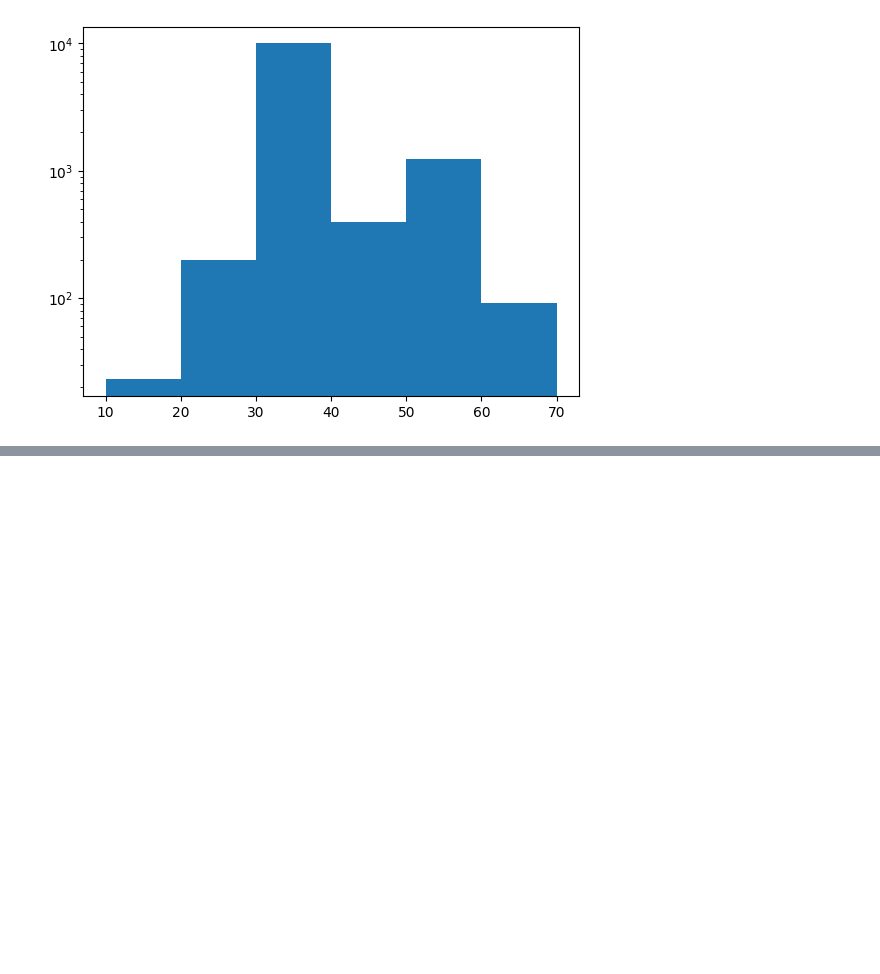
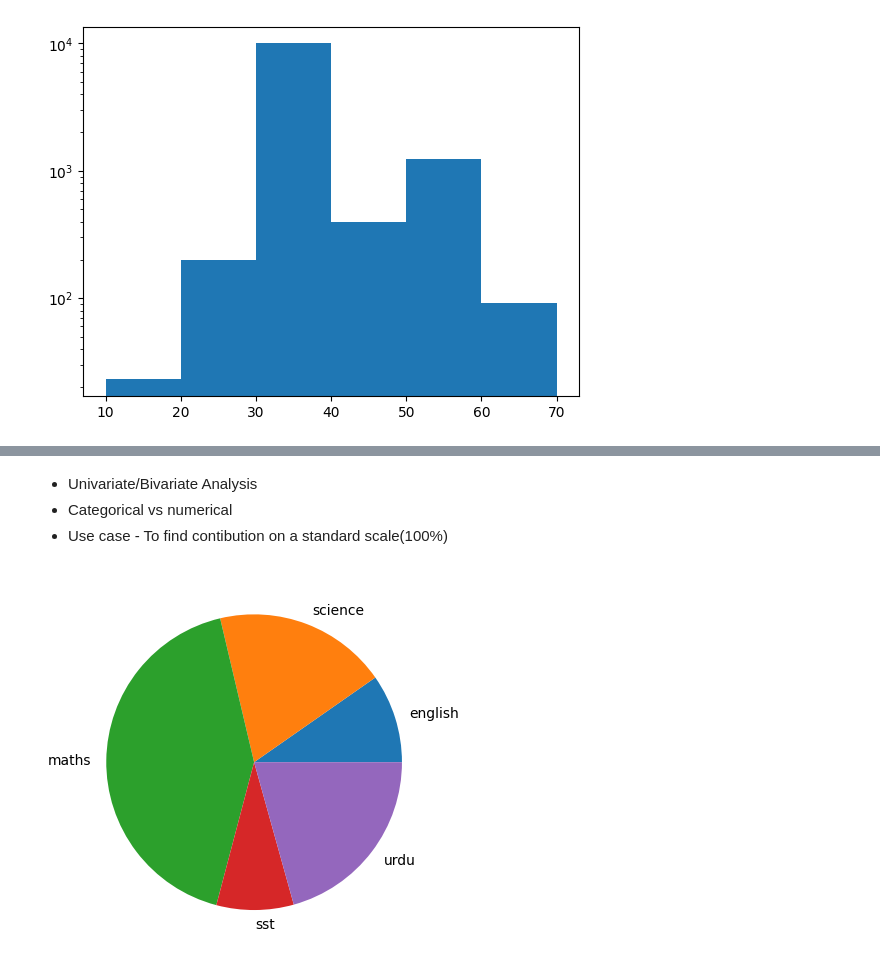
Before and after one commit to Muhammad-Waleed-Source/Matplotlib, a Jupyter notebook: Matplotlib_1.ipynb, the cells around one changed output, grey strips where cells are left out. Cells and saved outputs as stored; diff of their text form; code cells hidden in the pictures; blank space fills up the shorter version.

Commit message:
Pie Charts

```diff
--- a/Matplotlib_1.ipynb
+++ b/Matplotlib_1.ipynb
@@ -595,0 +600,12 @@ plt.hist(arr, bins=[10, 20, 30, 40, 50, 60, 70], log=True)
+# %% [markdown]
+- Univariate/Bivariate Analysis
+- Categorical vs numerical
+- Use case - To find contibution on a standard scale(100%)
+# %%
+# simple data
+data = [23, 45, 100, 20, 49]
+subjects = ['english', 'science', 'maths', 'sst', 'urdu']
+plt.pie(data, labels=subjects)
+plt.show()
+# %% [output]
+[figure, added]
```
Also changed, not shown: parts of 5 cells of this notebook.
